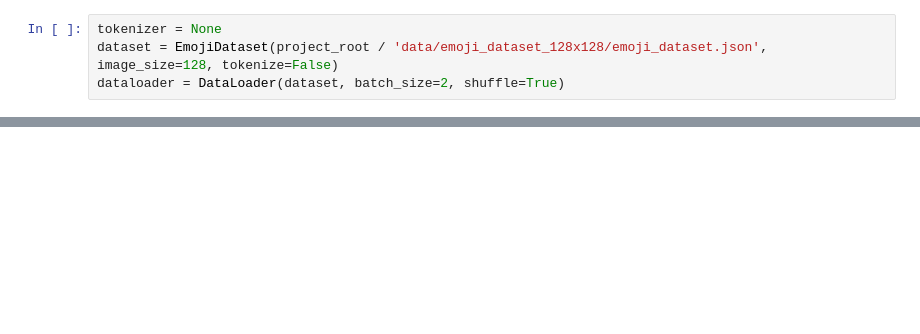
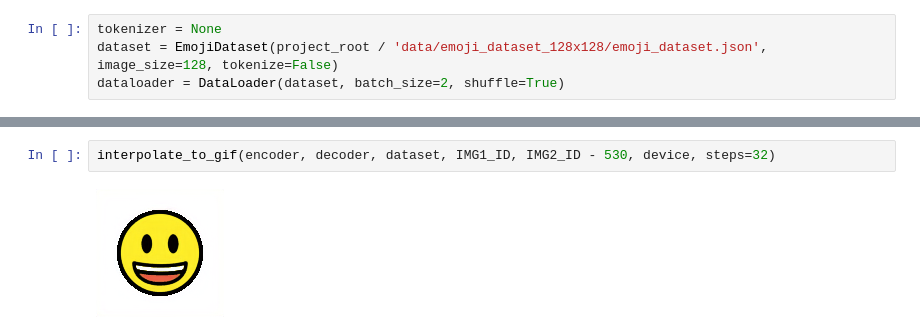
Before and after one commit to andreiec/text-to-sticker, a Jupyter notebook: notebooks/vae.ipynb, the cells around one changed output, grey strips where cells are left out. Cells and saved outputs as stored; diff of their text form; blank space fills up the shorter version.

```diff
--- a/notebooks/vae.ipynb
+++ b/notebooks/vae.ipynb
@@ -47,0 +52,4 @@ interpolate_to_gif(encoder, decoder, dataset, IMG1_ID, IMG2_ID, device, steps=16
+# %%
+interpolate_to_gif(encoder, decoder, dataset, IMG1_ID, IMG2_ID - 530, device, steps=32)
+# %% [output]
+[figure, added]
```
Also changed, not shown: parts of 6 cells of this notebook, 3 other files.
